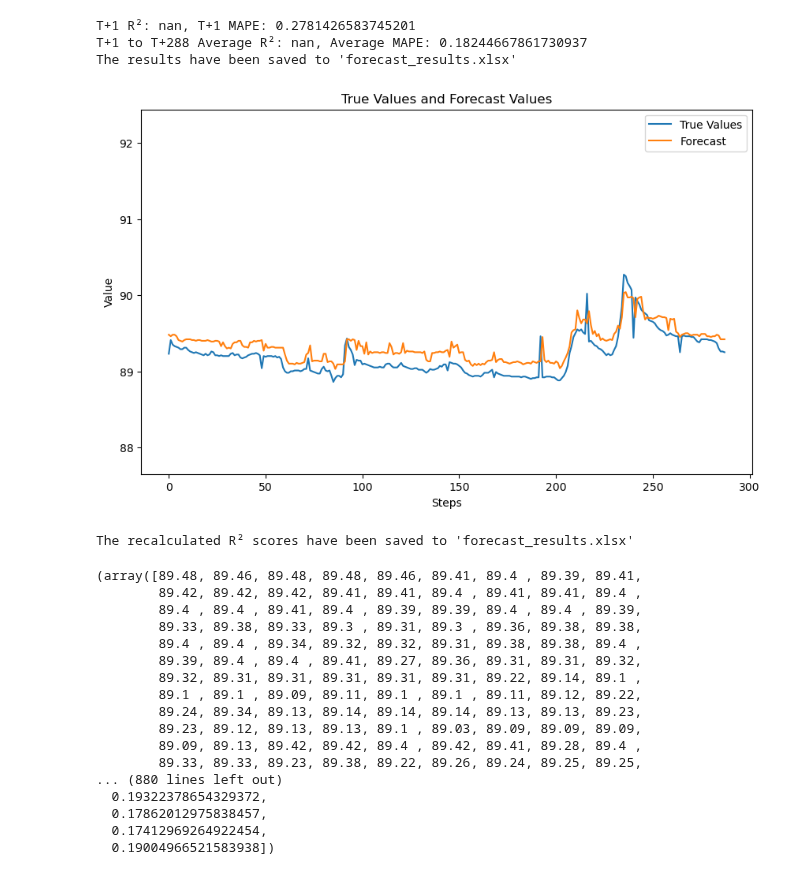
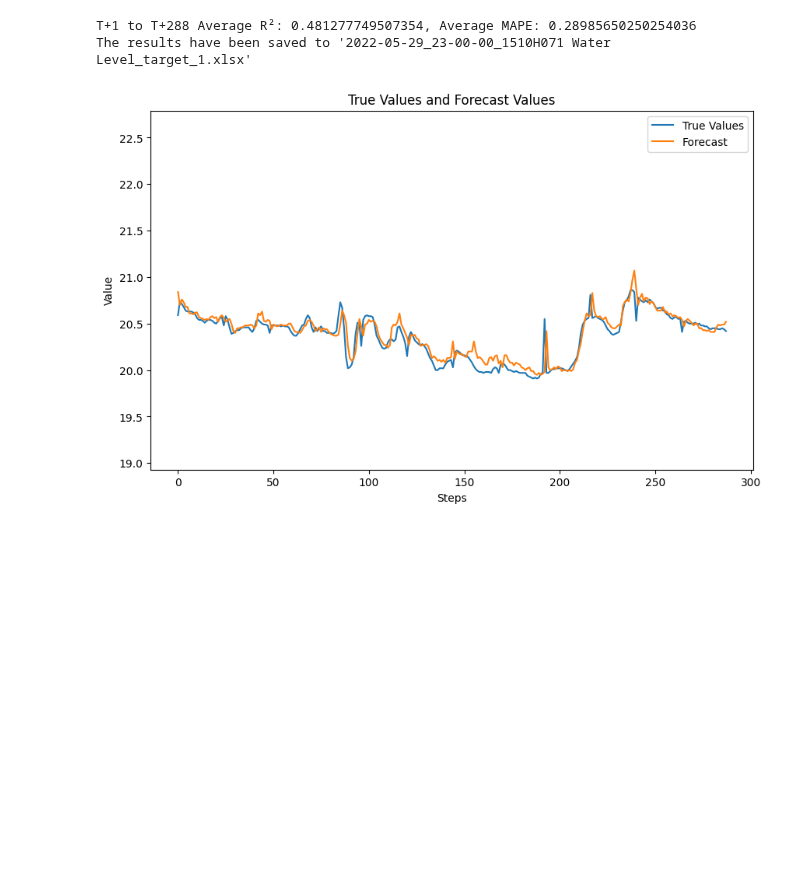
Before and after one commit to wenyi22/-, a Jupyter notebook: water level lest.ipynb, the cells around one changed output. Saved outputs shown, nothing was run; the diff lists cells and outputs as text; code cells hidden in the pictures; blank space fills up the shorter version.

```diff
--- a/water level lest.ipynb
+++ b/water level lest.ipynb
@@ -1,3 +1,7 @@
+# %%
+data_path1 = '資料/水位雨量資料/1510H057.csv'
+data_path2 = '資料/水位雨量資料/1510H071.csv'
+prd_timestamp = '2022-05-29 23:00:00'
 # %%
 import os
 import numpy as np
@@ -22,7 +26,7 @@ from tensorflow.keras.layers import LSTM, Dense
 from sklearn.metrics import r2_score
 
 # 讀取數據
-data_path = '資料/水位雨量資料/1510H057.csv'
+data_path = data_path2
 data = pd.read_csv(data_path)
 
 # 定義 時間索引 欄位
@@ -134,7 +160,7 @@ scaled_features = scaler.fit_transform(data)
 scaled_data = pd.DataFrame(scaled_features, columns=data.columns, index=data.index)
 # %%
 # 列出目標水位列
-target_columns = ["1510H057 Water Level"]
+target_columns = [columns1]
 
 # 增加目標列：T+1的目標水位
 for target_col in target_columns:
@@ -376,6 +433,7 @@ import matplotlib.pyplot as plt
 import numpy as np
 from sklearn.metrics import r2_score, mean_absolute_error
 import json
+from datetime import datetime
 
 # 加载模型和特征名字
 model = load('model/lgb_model.joblib')
@@ -392,11 +450,11 @@ def forecast_from_timestamp(timestamp_str, steps=288):
     idx_end = idx_start + steps
 
     # 獲取對應的X_test和y_test
-    X_test = scaled_data.iloc[idx_start:idx_end].drop(["1510H057 Water Level_target_1"], axis=1).reset_index(drop=True)
-    y_test = scaled_data.iloc[idx_start:idx_end]["1510H057 Water Level_target_1"].reset_index(drop=True)
+    X_test = scaled_data.iloc[idx_start:idx_end].drop([target_column_name], axis=1).reset_index(drop=True)
+    y_test = scaled_data.iloc[idx_start:idx_end][target_column_name].reset_index(drop=True)
 
     # 進行多步預測
-    forecast, true_values, r2_scores, mape_scores = recursive_forecast(model, X_test, y_test, steps=steps)
+    forecast, true_values, r2_scores, mape_scores = recursive_forecast(model, X_test, y_test)
 
     # 四捨五入預測值到小數點後兩位
     forecast = np.round(forecast, 2)
@@ -409,77 +467,44 @@ def forecast_from_timestamp(timestamp_str, steps=288):
     avg_r2 = np.nanmean(r2_scores)
     avg_mape = sum(mape_scores) / len(mape_scores)
 
-    print(f"T+1 R²: {r2_t1}, T+1 MAPE: {mape_t1}")
     print(f"T+1 to T+288 Average R²: {avg_r2}, Average MAPE: {avg_mape}")
+
 
     results_df = pd.DataFrame({
         'Step': list(range(1, steps + 1)),
         'True Values': true_values,
         'Forecast Values': forecast,
         'R² Score': r2_scores,
         'MAPE Score': mape_scores
     })
 
-    with pd.ExcelWriter('forecast_results.xlsx') as writer:
+
+    descriptive_filename = f"{timestamp_str.replace(' ', '_').replace(':', '-')}_{target_column_name}.xlsx"
+
+    with pd.ExcelWriter(descriptive_filename) as writer:
         results_df[['Step', 'True Values', 'Forecast Values']].to_excel(writer, sheet_name='Values', index=False)
         results_df[['Step', 'R² Score', 'MAPE Score']].to_excel(writer, sheet_name='Scores', index=False)
 
-    print("The results have been saved to 'forecast_results.xlsx'")
+    print(f"The results have been saved to '{descriptive_filename}'")
 
     # 真實值與預測值繪圖
     plt.figure(figsize=(10,6))
     plt.plot(true_values, label='True Values')
     plt.plot(forecast, label='Forecast')
     plt.legend()
     plt.xlabel('Steps')
     plt.ylabel('Value')
     plt.title('True Values and Forecast Values')
     plt.ylim(global_min, global_max)  # 設定y軸的限制
     plt.show()
 
-    # 在函数的末尾添加以下代码来重新计算 R² 分数并保存回 Excel 文件
-    values_df = pd.read_excel('forecast_results.xlsx', sheet_name='Values')
-
-    # Calculate the cumulative R² score for each time point
-    r2_scores_recalculated = [r2_score(values_df['True Values'][:i+1], values_df['Forecast Values'][:i+1]) for i in range(len(values_df))]
-
-    # Add the recalculated R² scores as a new column in the DataFrame
-    values_df['R² Score'] = r2_scores_recalculated
-
-    # Save the DataFrame with the new R² scores back to the Excel file
-    with pd.ExcelWriter('forecast_results.xlsx') as writer:
-        values_df.to_excel(writer, sheet_name='Values', index=False)
-        results_df[['Step', 'MAPE Score']].to_excel(writer, sheet_name='Scores', index=False)
-
-    print("The recalculated R² scores have been saved to 'forecast_results.xlsx'")
-
-    return forecast, true_values, r2_scores_recalculated, mape_scores
 
 # 使用函數進行預測
-forecast_from_timestamp('2022-05-29 23:00:00')
+forecast_from_timestamp(prd_timestamp)
 # %% [output]
-T+1 R²: nan, T+1 MAPE: 0.2781426583745201
-T+1 to T+288 Average R²: nan, Average MAPE: 0.18244667861730937
-The results have been saved to 'forecast_results.xlsx'
+T+1 to T+288 Average R²: 0.481277749507354, Average MAPE: 0.28985650250254036
+The results have been saved to '2022-05-29_23-00-00_1510H071 Water Level_target_1.xlsx'
-[figure, old version]
+[figure, new version]
-The recalculated R² scores have been saved to 'forecast_results.xlsx'
-(array([89.48, 89.46, 89.48, 89.48, 89.46, 89.41, 89.4 , 89.39, 89.41,
-        89.42, 89.42, 89.42, 89.41, 89.41, 89.4 , 89.41, 89.41, 89.4 ,
-        89.4 , 89.4 , 89.41, 89.4 , 89.39, 89.39, 89.4 , 89.4 , 89.39,
-        89.33, 89.38, 89.33, 89.3 , 89.31, 89.3 , 89.36, 89.38, 89.38,
-        89.4 , 89.4 , 89.34, 89.32, 89.32, 89.31, 89.38, 89.38, 89.4 ,
-        89.39, 89.4 , 89.4 , 89.41, 89.27, 89.36, 89.31, 89.31, 89.32,
-        89.32, 89.31, 89.31, 89.31, 89.31, 89.31, 89.22, 89.14, 89.1 ,
-        89.1 , 89.1 , 89.09, 89.11, 89.1 , 89.1 , 89.11, 89.12, 89.22,
-        89.24, 89.34, 89.13, 89.14, 89.14, 89.14, 89.13, 89.13, 89.23,
-        89.23, 89.12, 89.13, 89.13, 89.1 , 89.03, 89.09, 89.09, 89.09,
-        89.09, 89.13, 89.42, 89.42, 89.4 , 89.42, 89.41, 89.28, 89.4 ,
-        89.33, 89.33, 89.23, 89.38, 89.22, 89.26, 89.24, 89.25, 89.25,
-... (880 lines left out)
-  0.19322378654329372,
-  0.17862012975838457,
-  0.17412969264922454,
-  0.19004966521583938])
 # %%
 from joblib import dump
 import pandas as pd
```
Also changed, not shown: parts of 7 cells of this notebook.
